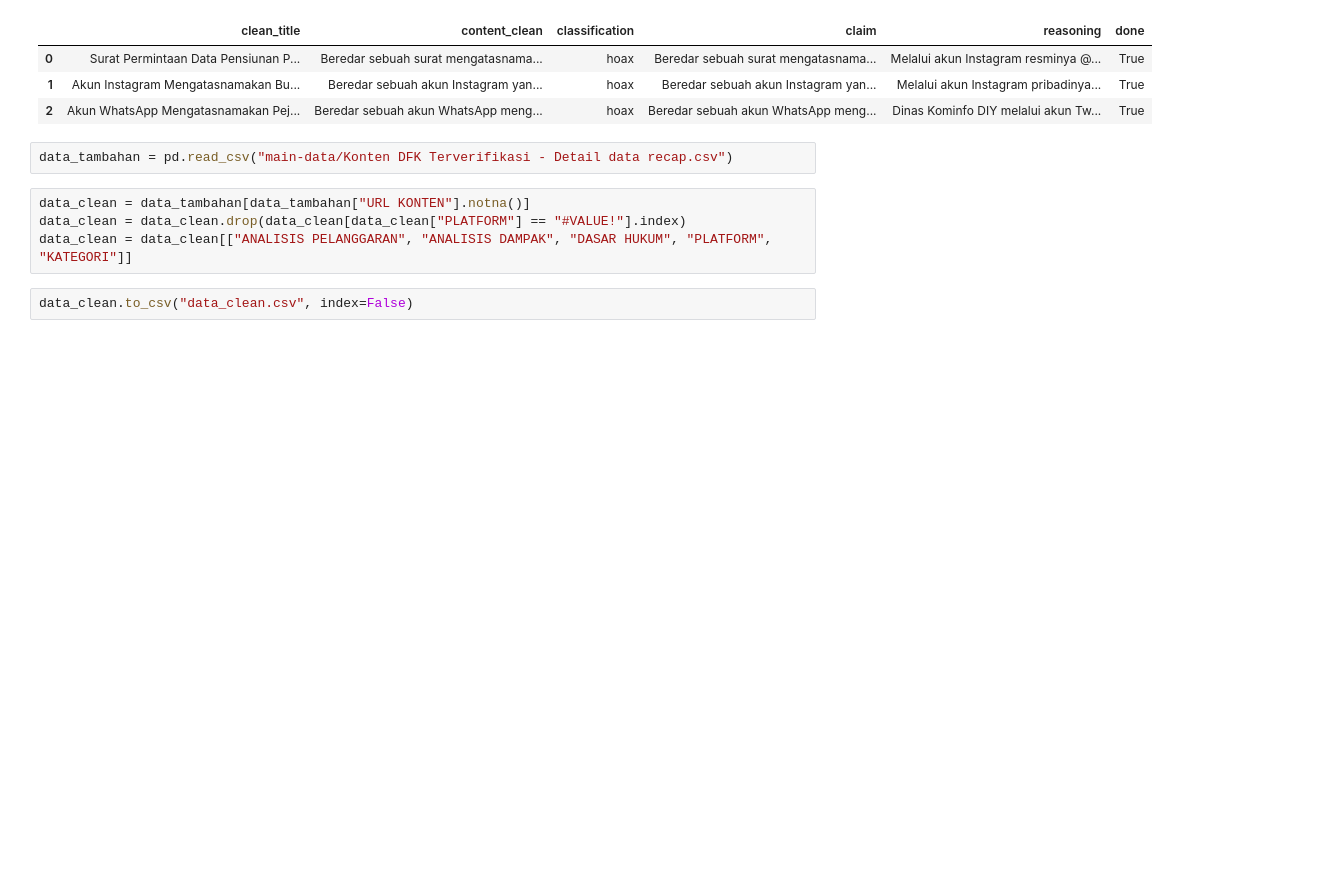
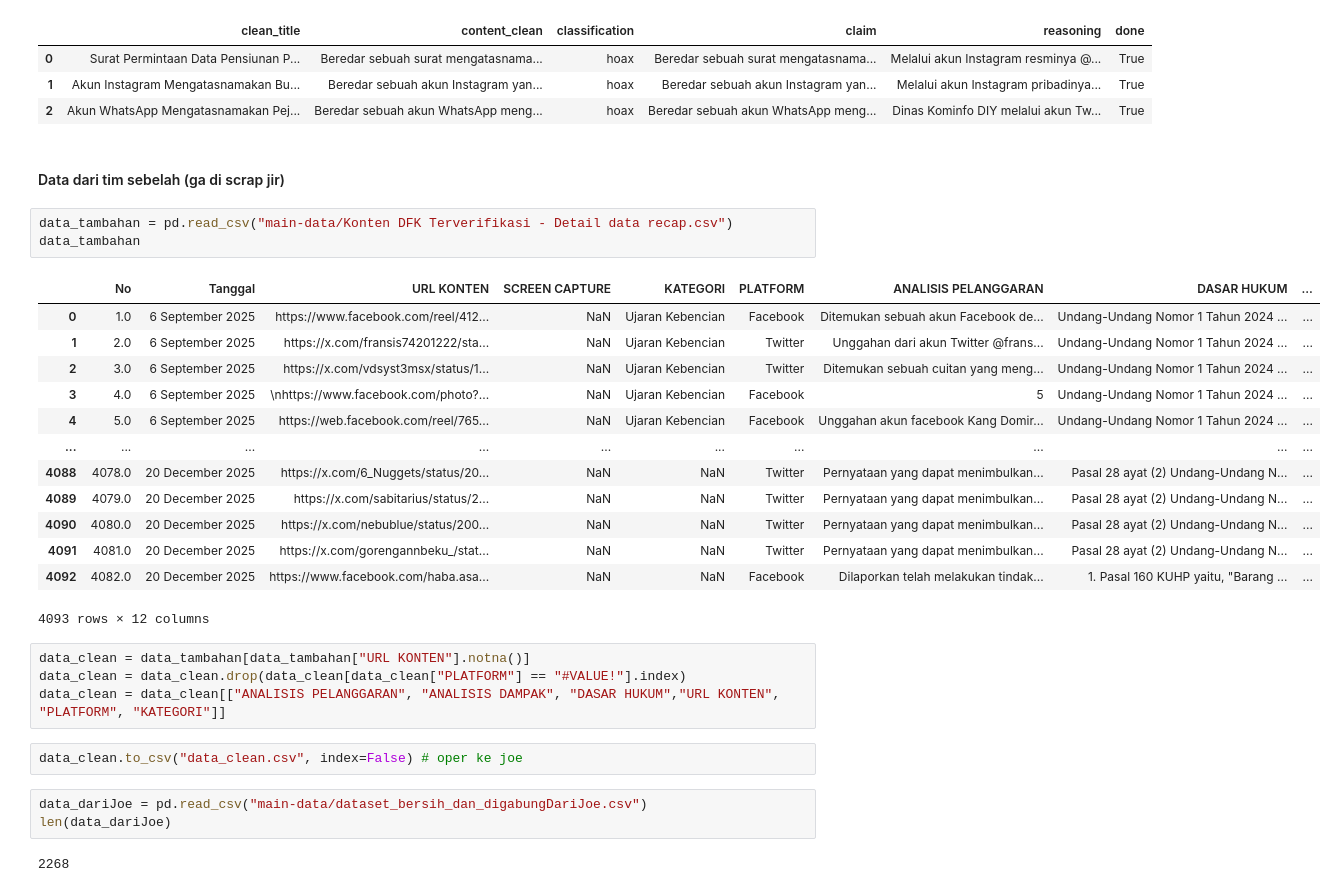
Before and after one commit to imdipo/capstone-AITF-komdigi, a Jupyter notebook: Cleaning/bersihin.ipynb, the cells around one changed output. Saved outputs shown, nothing was run; the diff lists cells and outputs as text; blank space fills up the shorter version.

```diff
--- a/Cleaning/bersihin.ipynb
+++ b/Cleaning/bersihin.ipynb
@@ -1116,11 +1167,33 @@ cek
 | 0 | Surat Permintaan Data Pensiunan P... | Beredar sebuah surat mengatasnama... | hoax | Beredar sebuah surat mengatasnama... | Melalui akun Instagram resminya @... | True |
 | 1 | Akun Instagram Mengatasnamakan Bu... | Beredar sebuah akun Instagram yan... | hoax | Beredar sebuah akun Instagram yan... | Melalui akun Instagram pribadinya... | True |
 | 2 | Akun WhatsApp Mengatasnamakan Pej... | Beredar sebuah akun WhatsApp meng... | hoax | Beredar sebuah akun WhatsApp meng... | Dinas Kominfo DIY melalui akun Tw... | True |
+# %% [markdown]
+#### Data dari tim sebelah (ga di scrap jir)
 # %%
 data_tambahan = pd.read_csv("main-data/Konten DFK Terverifikasi - Detail data recap.csv")
+data_tambahan
+# %% [output]
+|  | No | Tanggal | URL KONTEN | SCREEN CAPTURE | KATEGORI | PLATFORM | ANALISIS PELANGGARAN | DASAR HUKUM | ... |
+| 0 | 1.0 | 6 September 2025 | https://www.facebook.com/reel/412... | NaN | Ujaran Kebencian | Facebook | Ditemukan sebuah akun Facebook de... | Undang-Undang Nomor 1 Tahun 2024 ... | ... |
+| 1 | 2.0 | 6 September 2025 | https://x.com/fransis74201222/sta... | NaN | Ujaran Kebencian | Twitter | Unggahan dari akun Twitter @frans... | Undang-Undang Nomor 1 Tahun 2024 ... | ... |
+| 2 | 3.0 | 6 September 2025 | https://x.com/vdsyst3msx/status/1... | NaN | Ujaran Kebencian | Twitter | Ditemukan sebuah cuitan yang meng... | Undang-Undang Nomor 1 Tahun 2024 ... | ... |
+| 3 | 4.0 | 6 September 2025 | \nhttps://www.facebook.com/photo?... | NaN | Ujaran Kebencian | Facebook | 5 | Undang-Undang Nomor 1 Tahun 2024 ... | ... |
+| 4 | 5.0 | 6 September 2025 | https://web.facebook.com/reel/765... | NaN | Ujaran Kebencian | Facebook | Unggahan akun facebook Kang Domir... | Undang-Undang Nomor 1 Tahun 2024 ... | ... |
+| ... | ... | ... | ... | ... | ... | ... | ... | ... | ... |
+| 4088 | 4078.0 | 20 December 2025 | https://x.com/6_Nuggets/status/20... | NaN | NaN | Twitter | Pernyataan yang dapat menimbulkan... | Pasal 28 ayat (2) Undang-Undang N... | ... |
+| 4089 | 4079.0 | 20 December 2025 | https://x.com/sabitarius/status/2... | NaN | NaN | Twitter | Pernyataan yang dapat menimbulkan... | Pasal 28 ayat (2) Undang-Undang N... | ... |
+| 4090 | 4080.0 | 20 December 2025 | https://x.com/nebublue/status/200... | NaN | NaN | Twitter | Pernyataan yang dapat menimbulkan... | Pasal 28 ayat (2) Undang-Undang N... | ... |
+| 4091 | 4081.0 | 20 December 2025 | https://x.com/gorengannbeku_/stat... | NaN | NaN | Twitter | Pernyataan yang dapat menimbulkan... | Pasal 28 ayat (2) Undang-Undang N... | ... |
+| 4092 | 4082.0 | 20 December 2025 | https://www.facebook.com/haba.asa... | NaN | NaN | Facebook | Dilaporkan telah melakukan tindak... | 1. Pasal 160 KUHP yaitu, "Barang ... | ... |
+4093 rows × 12 columns
 # %%
 data_clean = data_tambahan[data_tambahan["URL KONTEN"].notna()]
 data_clean = data_clean.drop(data_clean[data_clean["PLATFORM"] == "#VALUE!"].index)
-data_clean = data_clean[["ANALISIS PELANGGARAN", "ANALISIS DAMPAK", "DASAR HUKUM", "PLATFORM", "KATEGORI"]]
+data_clean = data_clean[["ANALISIS PELANGGARAN", "ANALISIS DAMPAK", "DASAR HUKUM","URL KONTEN", "PLATFORM", "KATEGORI"]]
 # %%
-data_clean.to_csv("data_clean.csv", index=False)
+data_clean.to_csv("data_clean.csv", index=False) # oper ke joe
+# %%
+data_dariJoe = pd.read_csv("main-data/dataset_bersih_dan_digabungDariJoe.csv")
+len(data_dariJoe)
+# %% [output]
+2268
```
Also changed, not shown: parts of 33 cells of this notebook.
